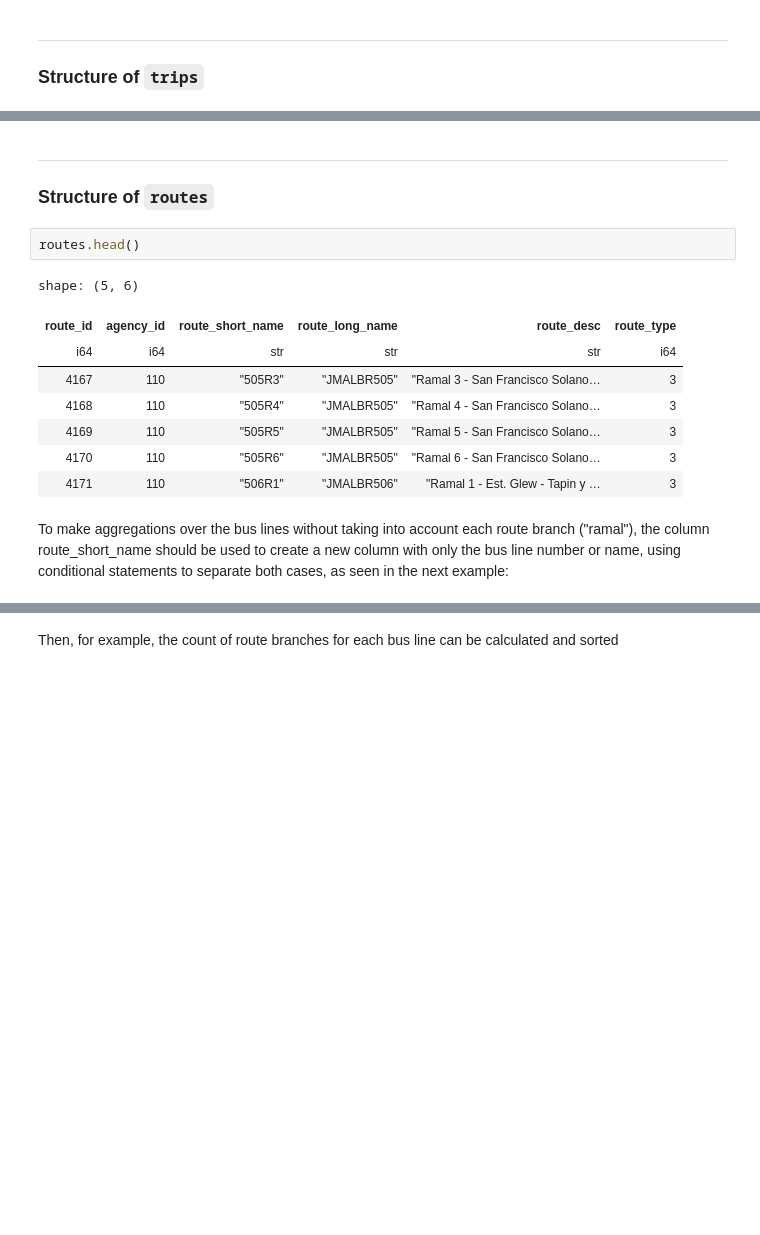
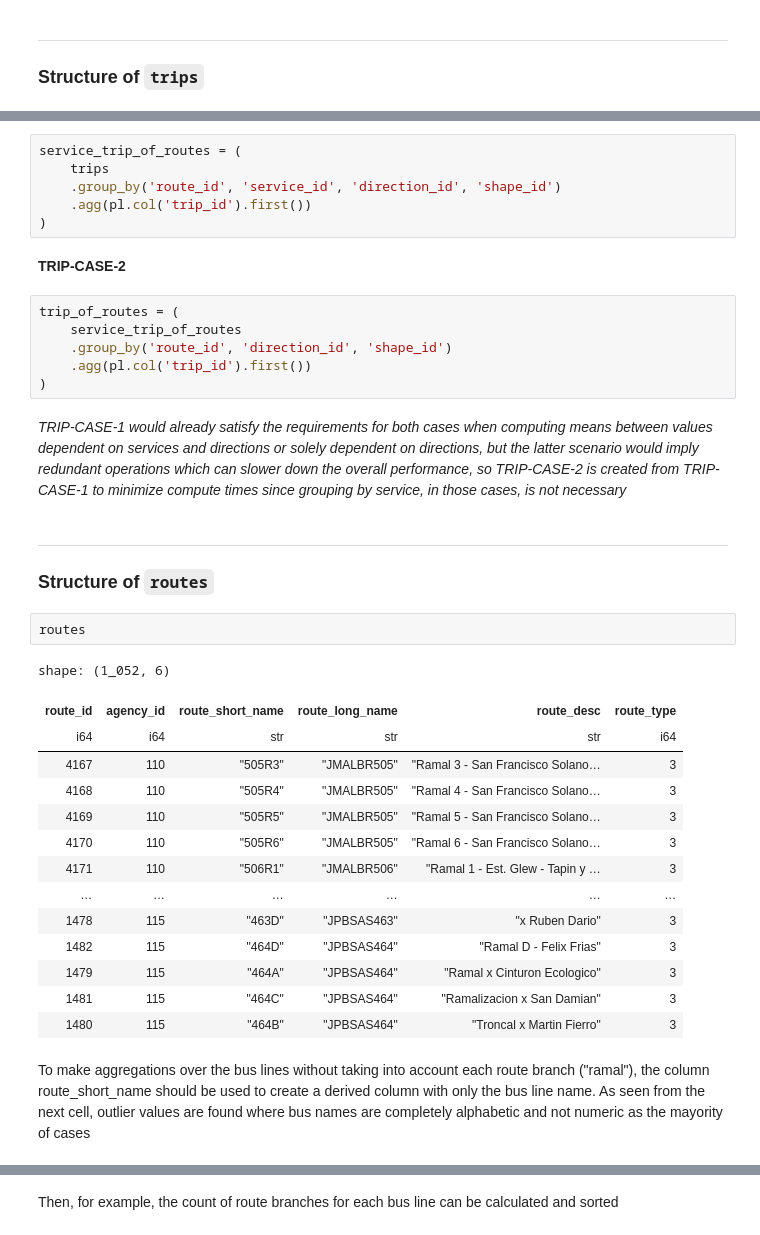
Before and after one commit to ivanadelcarmen/bus-gtfs-warehouse, a Jupyter notebook: overview.ipynb, the cells around one changed output, grey strips where cells are left out. Cells and saved outputs as stored; diff of their text form; blank space fills up the shorter version.

```diff
--- a/overview.ipynb
+++ b/overview.ipynb
@@ -133,16 +159,38 @@ mean_trips_per_route = trips. \
+# %%
+service_trip_of_routes = (
+    trips
+    .group_by('route_id', 'service_id', 'direction_id', 'shape_id')
+    .agg(pl.col('trip_id').first())
+)
+# %% [markdown]
+**TRIP-CASE-2**
+# %%
+trip_of_routes = (
+    service_trip_of_routes
+    .group_by('route_id', 'direction_id', 'shape_id')
+    .agg(pl.col('trip_id').first())
+)
+# %% [markdown]
+_TRIP-CASE-1 would already satisfy the requirements for both cases when computing means between values dependent on services and directions or solely dependent on directions, but the latter scenario would imply redundant operations which can slower down the overall performance, so TRIP-CASE-2 is created from TRIP-CASE-1 to minimize compute times since grouping by service, in those cases, is not necessary_
 # %% [markdown]
 ---
 ### Structure of `routes`
 # %%
-routes.head()
+routes
 # %% [output]
-shape: (5, 6)
+shape: (1_052, 6)
 | route_id | agency_id | route_short_name | route_long_name | route_desc | route_type |
 | i64 | i64 | str | str | str | i64 |
 | 4167 | 110 | "505R3" | "JMALBR505" | "Ramal 3 - San Francisco Solano… | 3 |
 | 4168 | 110 | "505R4" | "JMALBR505" | "Ramal 4 - San Francisco Solano… | 3 |
 | 4169 | 110 | "505R5" | "JMALBR505" | "Ramal 5 - San Francisco Solano… | 3 |
 | 4170 | 110 | "505R6" | "JMALBR505" | "Ramal 6 - San Francisco Solano… | 3 |
 | 4171 | 110 | "506R1" | "JMALBR506" | "Ramal 1 - Est. Glew - Tapin y … | 3 |
+| … | … | … | … | … | … |
+| 1478 | 115 | "463D" | "JPBSAS463" | "x Ruben Dario" | 3 |
+| 1482 | 115 | "464D" | "JPBSAS464" | "Ramal D - Felix Frias" | 3 |
+| 1479 | 115 | "464A" | "JPBSAS464" | "Ramal x Cinturon Ecologico" | 3 |
+| 1481 | 115 | "464C" | "JPBSAS464" | "Ramalizacion x San Damian" | 3 |
+| 1480 | 115 | "464B" | "JPBSAS464" | "Troncal x Martin Fierro" | 3 |
 # %% [markdown]
-To make aggregations over the bus lines without taking into account each route branch ("ramal"), the column route_short_name should be used to create a new column with only the bus line number or name, using conditional statements to separate both cases, as seen in the next example:
+To make aggregations over the bus lines without taking into account each route branch ("ramal"), the column route_short_name should be used to create a derived column with only the bus line name. As seen from the next cell, outlier values are found where bus names are completely alphabetic and not numeric as the mayority of cases
```
Also changed, not shown: parts of 65 cells of this notebook.
